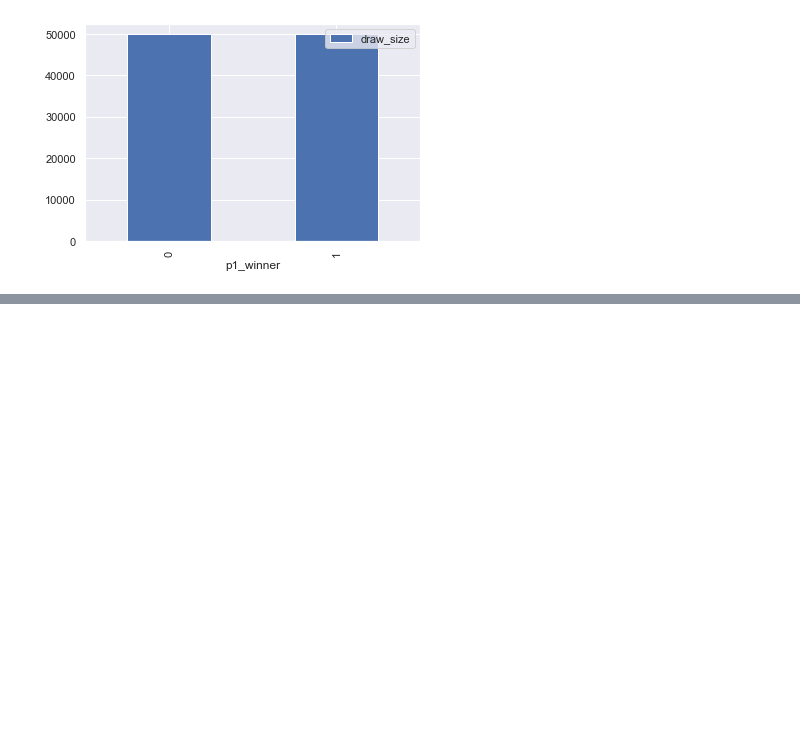
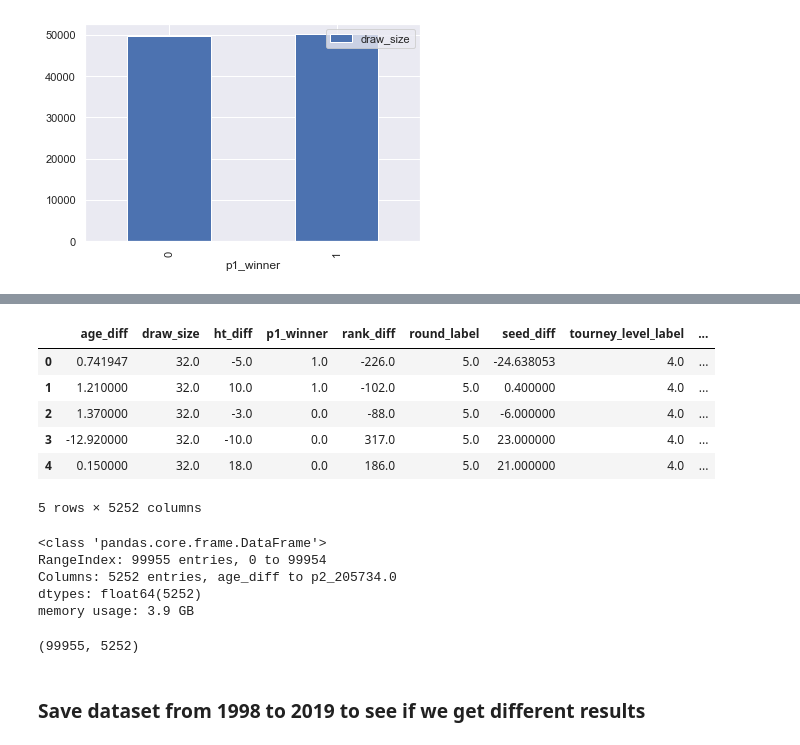
Before and after one commit to sv650s/atp-tennis-predictions, a Jupyter notebook: notebooks/3-atp_basic_feature_engineering.ipynb, the cells around one changed output, grey strips where cells are left out. Cells and saved outputs as stored; diff of their text form; code cells hidden in the pictures; blank space fills up the shorter version.

```diff
--- a/notebooks/3-atp_basic_feature_engineering.ipynb
+++ b/notebooks/3-atp_basic_feature_engineering.ipynb
@@ -645,0 +732,8 @@ features_diff.head().T
+# %%
+def get_reverse_map(encoder: LabelEncoder) -> dict:
+    """
+    reverses label encoder mapping into a dictionary so we can map values back into original values
+    :param: encoder - label encoder
+    :return: dict with reverse mapping from label encoder
+    """
+    return {i: encoder.classes_[i] for i in range(0, len(encoder.classes_))}
@@ -645,0 +744,28 @@ features_diff.head().T
+# %%
+# let's make a copy of our data
+features_ohe = features_diff.copy()
+
+# reverse player hand
+hand_reverse_map = get_reverse_map(hand_le)
+features_ohe["p1_hand"] = features_ohe["p1_hand"].map(hand_reverse_map)
+features_ohe["p2_hand"] = features_ohe["p2_hand"].map(hand_reverse_map)
+
+# reverse player ioc
+ioc_reverse_map = get_reverse_map(ioc_le)
+features_ohe["p1_ioc"] = features_ohe["p1_ioc"].map(ioc_reverse_map)
+features_ohe["p2_ioc"] = features_ohe["p2_ioc"].map(ioc_reverse_map)
+
+# reverse surface
+surface_reverse_map = get_reverse_map(surface_le)
+features_ohe["surface_label"] = features_ohe["surface_label"].map(surface_reverse_map)
+
+
+print(features_ohe[["p1_hand", "p2_hand", "p1_ioc", "p2_ioc", "surface_label"]].head())
+
+features_ohe, hand_ohe = ohe_columns("hand", features_ohe, "p1_hand", "p2_hand")
+features_ohe, surface_ohe = ohe_columns("surface", features_ohe, "surface_label")
+features_ohe, ioc_ohe = ohe_columns("ioc", features_ohe, "p1_ioc", "p2_ioc")
+features_ohe, tourney_id_ohe = ohe_columns("tourney_id", features_ohe, "tourney_id_label")
+features_ohe, player_id_ohe = ohe_columns("player_id", features_ohe, "p1", "p2")
+
+features_ohe.info()
@@ -645,0 +784,10 @@ features_diff.head().T
+# %%
+features_ohe.head()
+# %% [output]
+|  | age_diff | draw_size | ht_diff | p1_winner | rank_diff | round_label | seed_diff | tourney_level_label | ... |
+| 0 | 0.741947 | 32.0 | -5.0 | 1.0 | -226.0 | 5.0 | -24.638053 | 4.0 | ... |
+| 1 | 1.210000 | 32.0 | 10.0 | 1.0 | -102.0 | 5.0 | 0.400000 | 4.0 | ... |
+| 2 | 1.370000 | 32.0 | -3.0 | 0.0 | -88.0 | 5.0 | -6.000000 | 4.0 | ... |
+| 3 | -12.920000 | 32.0 | -10.0 | 0.0 | 317.0 | 5.0 | 23.000000 | 4.0 | ... |
+| 4 | 0.150000 | 32.0 | 18.0 | 0.0 | 186.0 | 5.0 | 21.000000 | 4.0 | ... |
+5 rows × 5252 columns
@@ -645,0 +796,14 @@ features_diff.head().T
+# %%
+features_ohe.info()
+# %% [output]
+<class 'pandas.core.frame.DataFrame'>
+RangeIndex: 99955 entries, 0 to 99954
+Columns: 5252 entries, age_diff to p2_205734.0
+dtypes: float64(5252)
+memory usage: 3.9 GB
+# %%
+features_ohe.shape
+# %% [output]
+(99955, 5252)
+# %% [markdown]
+### Save dataset from 1998 to 2019 to see if we get different results
```
Also changed, not shown: parts of 23 cells of this notebook.
